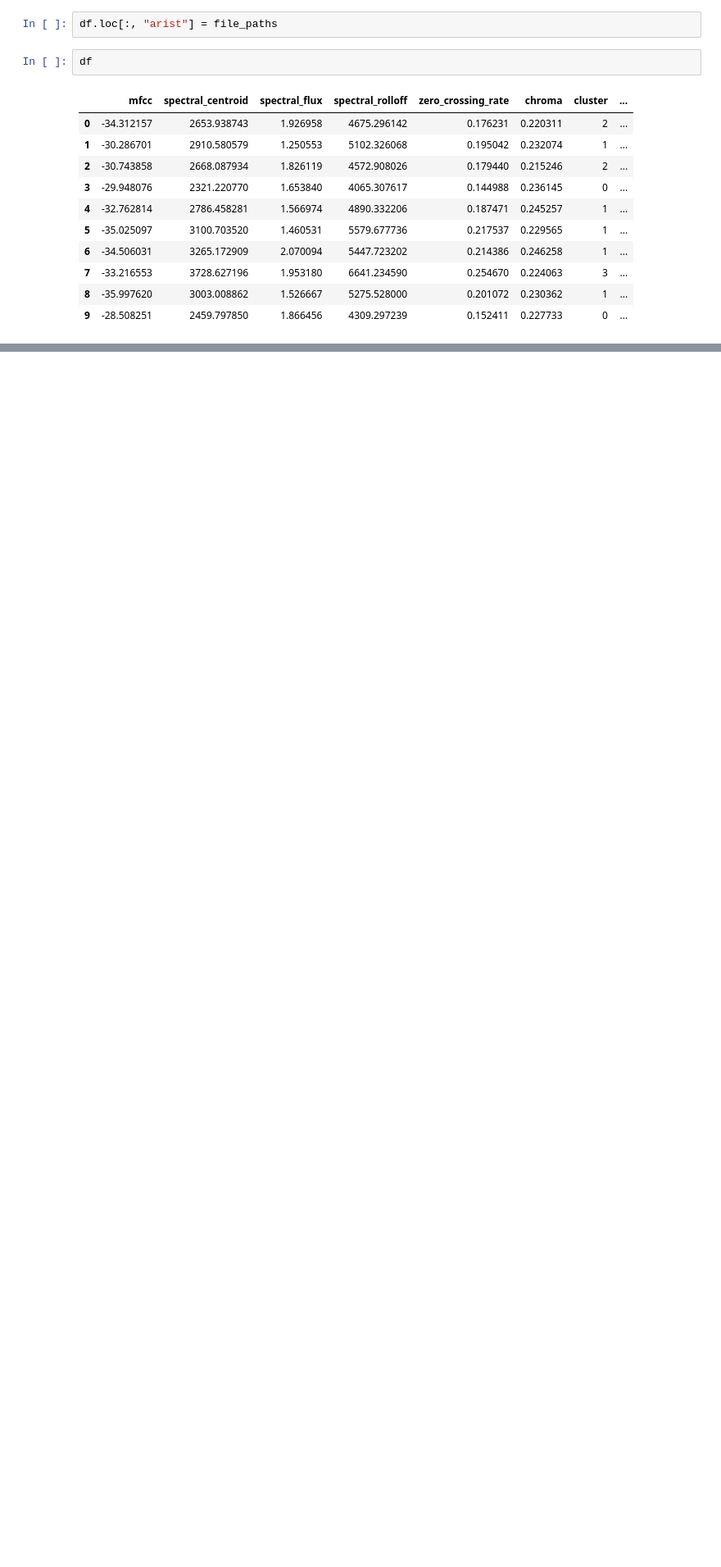
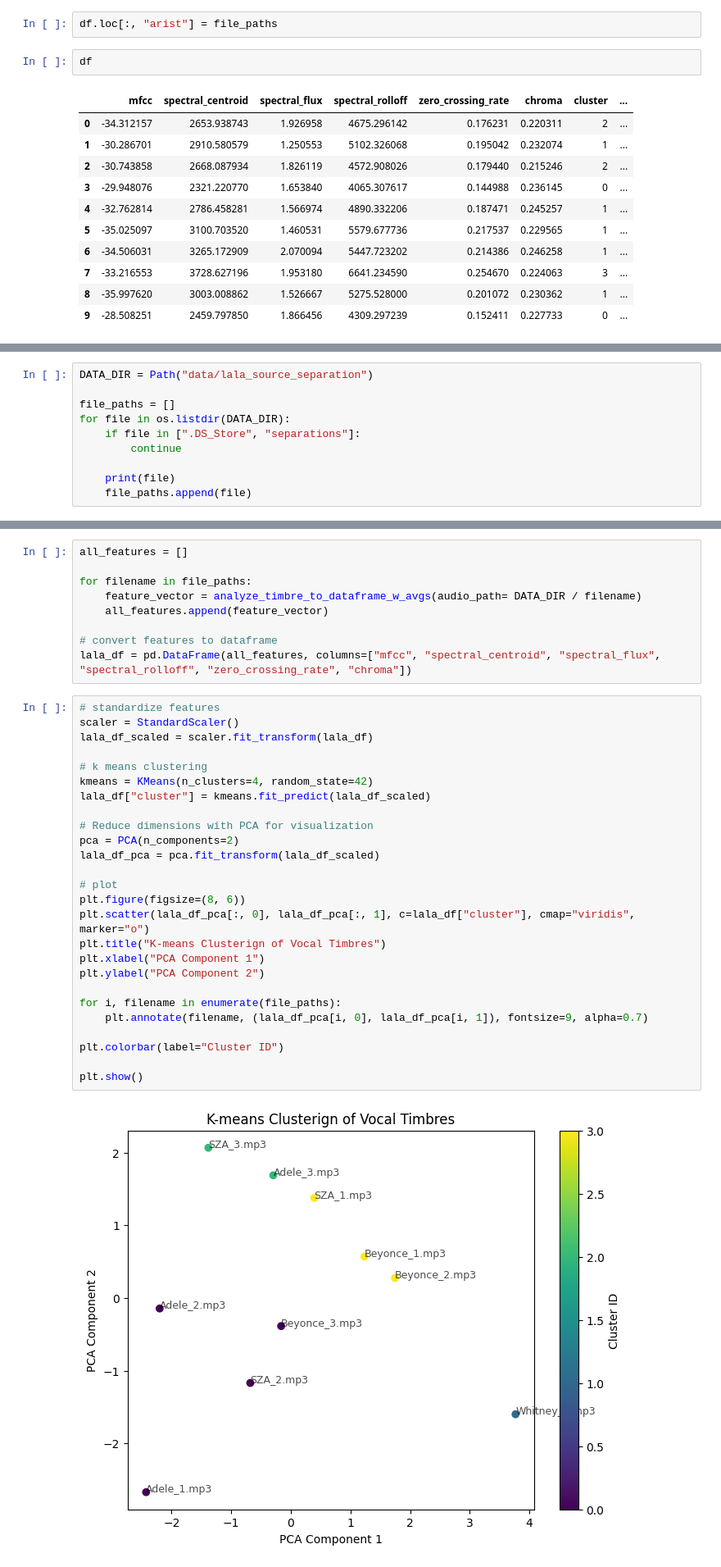
Before and after one commit to solve4x-bennett/Vocal-Timbre-Analysis, a Jupyter notebook: vocal_timbre_analysis.ipynb, the cells around one changed output, grey strips where cells are left out. Shown at 82% size. Drawn from its saved outputs; the diff is of its cells as text; blank space fills up the shorter version.

Commit message:
using higher quality source separation

```diff
--- a/vocal_timbre_analysis.ipynb
+++ b/vocal_timbre_analysis.ipynb
@@ -200,0 +208,10 @@ df
+# %%
+DATA_DIR = Path("data/lala_source_separation")
+
+file_paths = []
+for file in os.listdir(DATA_DIR):
+    if file in [".DS_Store", "separations"]:
+        continue
+
+    print(file)
+    file_paths.append(file)
@@ -200,0 +229,37 @@ df
+# %%
+all_features = []
+
+for filename in file_paths:
+    feature_vector = analyze_timbre_to_dataframe_w_avgs(audio_path= DATA_DIR / filename)
+    all_features.append(feature_vector)
+
+# convert features to dataframe
+lala_df = pd.DataFrame(all_features, columns=["mfcc", "spectral_centroid", "spectral_flux", "spectral_rolloff", "zero_crossing_rate", "chroma"])
+# %%
+# standardize features
+scaler = StandardScaler()
+lala_df_scaled = scaler.fit_transform(lala_df)
+
+# k means clustering
+kmeans = KMeans(n_clusters=4, random_state=42)
+lala_df["cluster"] = kmeans.fit_predict(lala_df_scaled)
+
+# Reduce dimensions with PCA for visualization
+pca = PCA(n_components=2)
+lala_df_pca = pca.fit_transform(lala_df_scaled)
+
+# plot
+plt.figure(figsize=(8, 6))
+plt.scatter(lala_df_pca[:, 0], lala_df_pca[:, 1], c=lala_df["cluster"], cmap="viridis", marker="o")
+plt.title("K-means Clusterign of Vocal Timbres")
+plt.xlabel("PCA Component 1")
+plt.ylabel("PCA Component 2")
+
+for i, filename in enumerate(file_paths):
+    plt.annotate(filename, (lala_df_pca[i, 0], lala_df_pca[i, 1]), fontsize=9, alpha=0.7)
+
+plt.colorbar(label="Cluster ID")
+
+plt.show()
+# %% [output]
+[figure, added]
```
Also changed, not shown: parts of 9 cells of this notebook, 32 other files.
